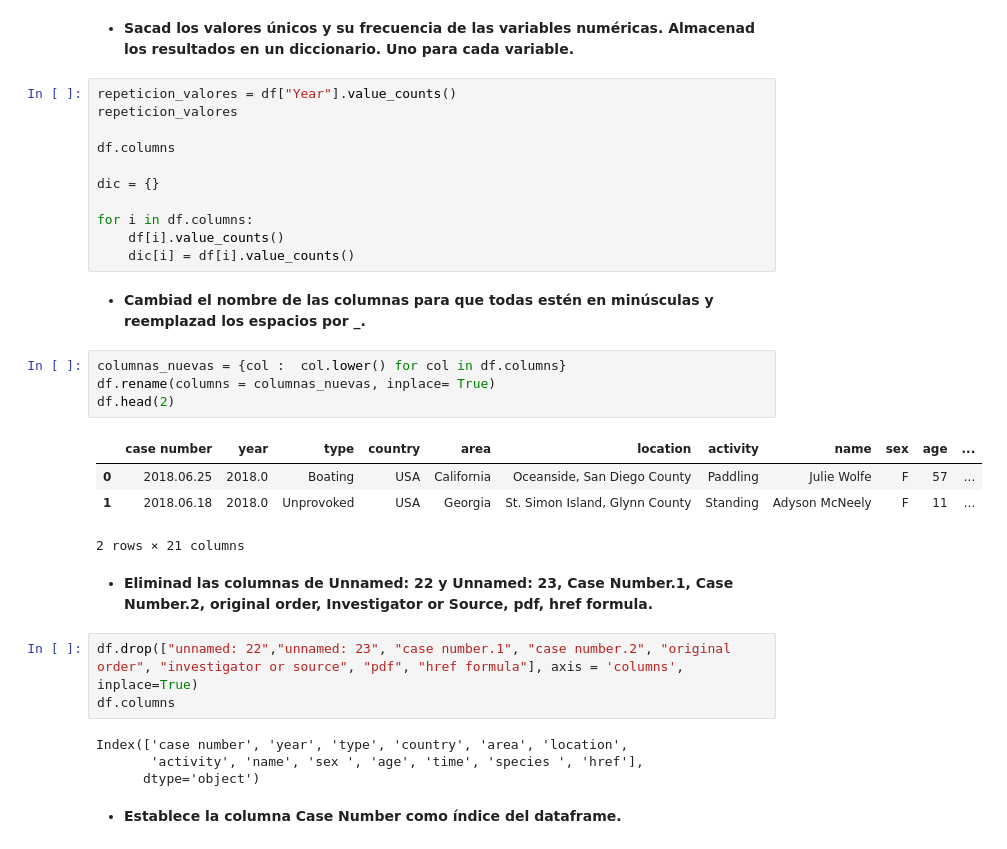
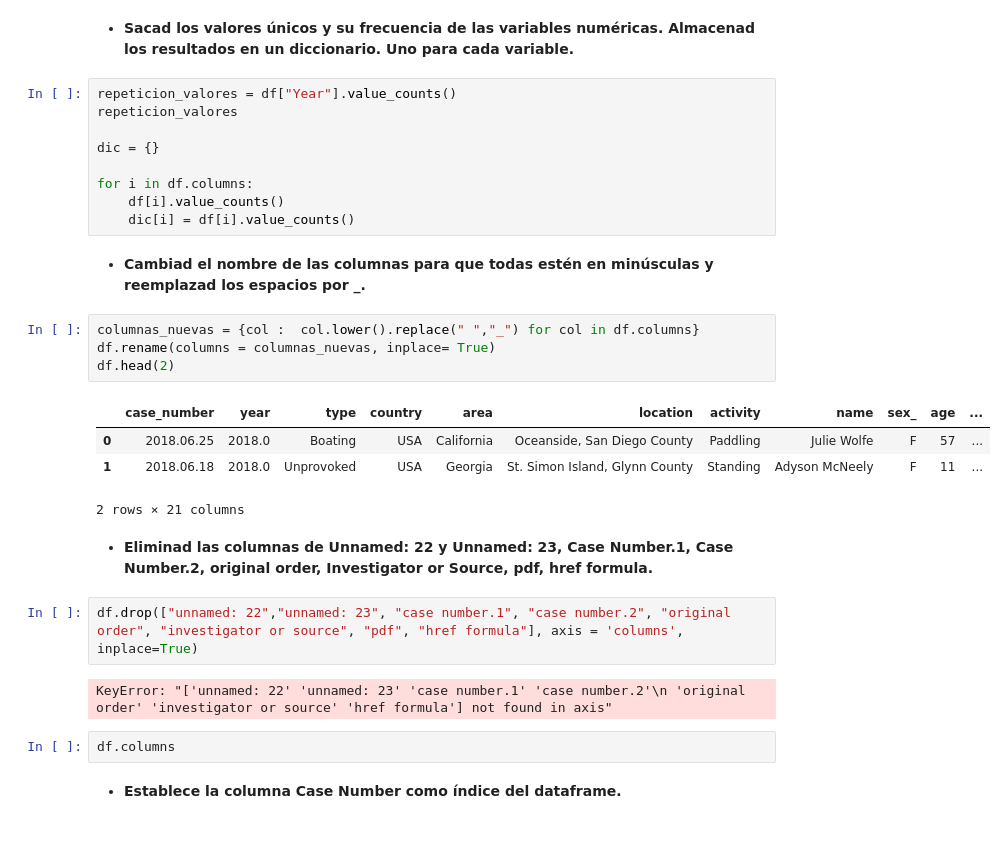
Before and after one commit to Adalab/DA-promo-A-module-2-pairprog-1-pair-4-Lidia-Guadalupe, a Jupyter notebook: Pandas/Pair 3 Pandas 3.ipynb, the cells around one changed output. Cells and saved outputs as stored; diff of their text form.

```diff
--- a/Pandas/Pair 3 Pandas 3.ipynb
+++ b/Pandas/Pair 3 Pandas 3.ipynb
@@ -117,8 +117,6 @@ dtype: float64
 # %%
 repeticion_valores = df["Year"].value_counts()
 repeticion_valores
-
-df.columns
 
 dic = {}
 
@@ -128,11 +126,11 @@ for i in df.columns:
 # %% [markdown]
 - **Cambiad el nombre de las columnas para que todas estén en minúsculas y reemplazad los espacios por _.**
 # %%
-columnas_nuevas = {col :  col.lower() for col in df.columns}
+columnas_nuevas = {col :  col.lower().replace(" ","_") for col in df.columns}
 df.rename(columns = columnas_nuevas, inplace= True)
 df.head(2)
 # %% [output]
-|  | case number | year | type | country | area | location | activity | name | sex | age | ... |
+|  | case_number | year | type | country | area | location | activity | name | sex_ | age | ... |
 | 0 | 2018.06.25 | 2018.0 | Boating | USA | California | Oceanside, San Diego County | Paddling | Julie Wolfe | F | 57 | ... |
 | 1 | 2018.06.18 | 2018.0 | Unprovoked | USA | Georgia | St. Simon Island, Glynn County | Standing | Adyson McNeely | F | 11 | ... |
 2 rows × 21 columns
@@ -140,11 +138,10 @@ df.head(2)
 - **Eliminad las columnas de Unnamed: 22 y Unnamed: 23, Case Number.1, Case Number.2, original order, Investigator or Source, pdf, href formula.**
 # %%
 df.drop(["unnamed: 22","unnamed: 23", "case number.1", "case number.2", "original order", "investigator or source", "pdf", "href formula"], axis = 'columns', inplace=True)
-df.columns
 # %% [output]
-Index(['case number', 'year', 'type', 'country', 'area', 'location',
-       'activity', 'name', 'sex ', 'age', 'time', 'species ', 'href'],
-      dtype='object')
+KeyError: "['unnamed: 22' 'unnamed: 23' 'case number.1' 'case number.2'\n 'original order' 'investigator or source' 'href formula'] not found in axis"
+# %%
+df.columns
 # %% [markdown]
 - **Establece la columna Case Number como índice del dataframe.**
 # %%
```
Also changed, not shown: parts of 2 cells of this notebook, 4 other files.
